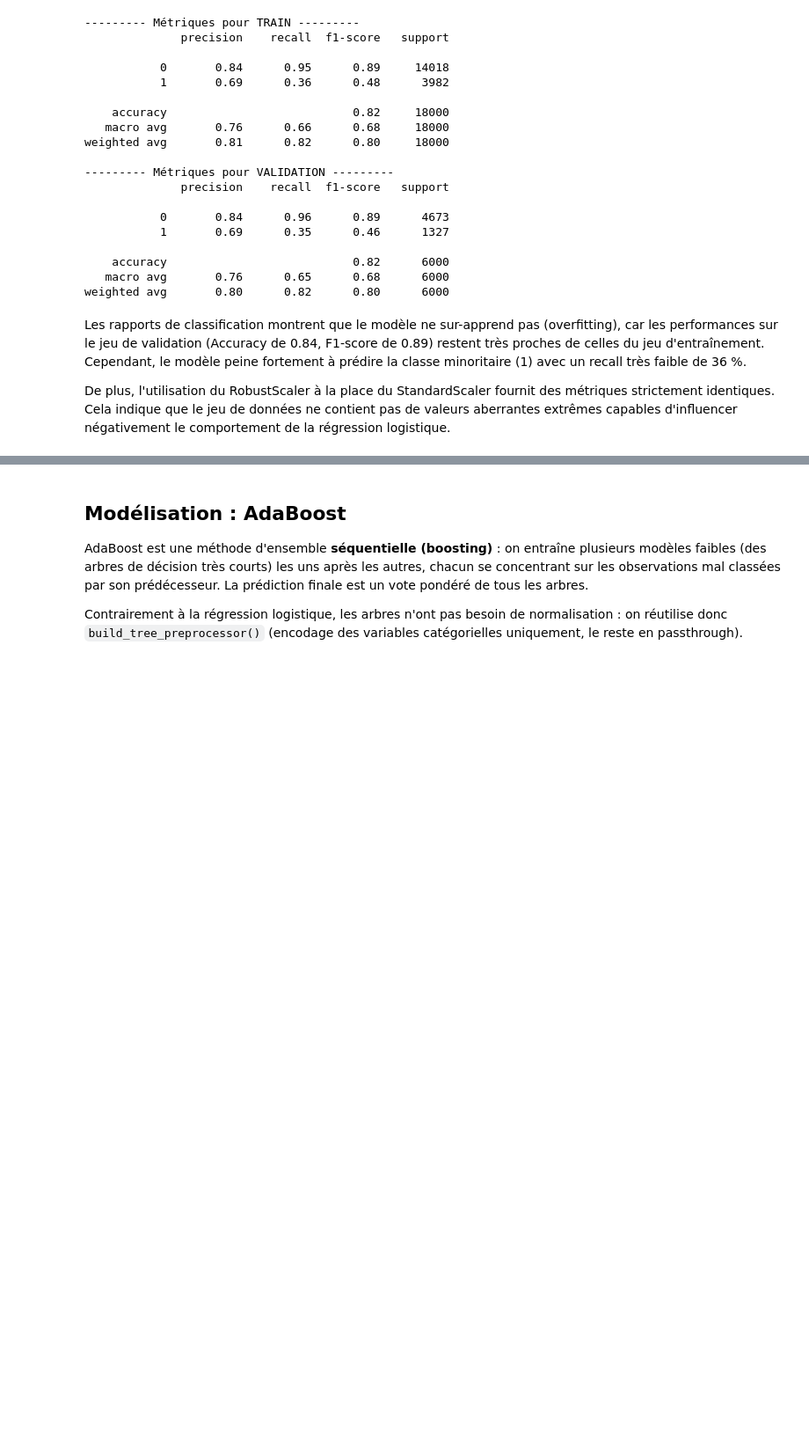
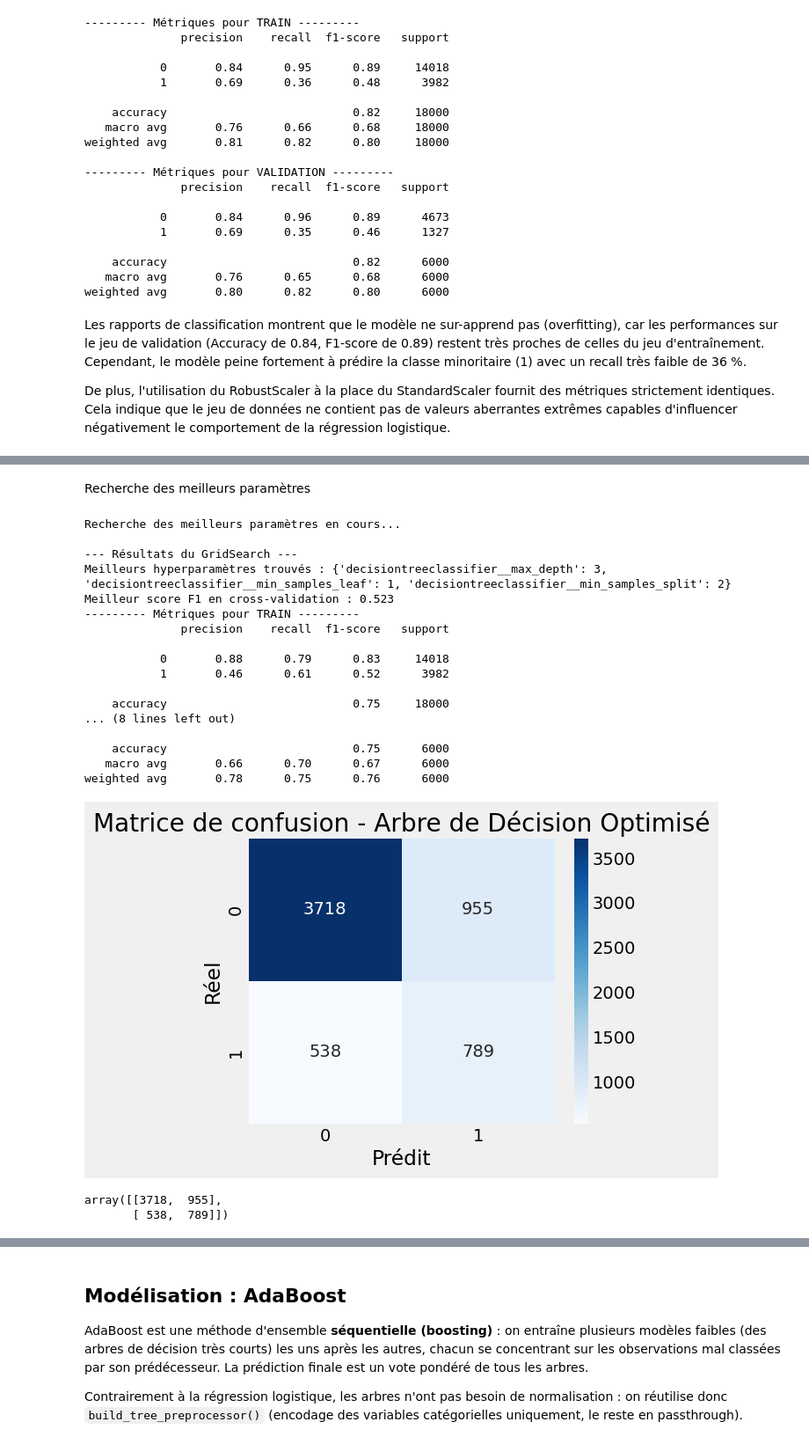
Before and after one commit to NdeyeAminataAida/Projet-AI28, a Jupyter notebook: notebook/project_credit_default.ipynb, the cells around one changed output, grey strips where cells are left out. Shown at 88% size. Drawn from its saved outputs; the diff is of its cells as text; code cells hidden in the pictures; blank space fills up the shorter version.

```diff
--- a/notebook/project_credit_default.ipynb
+++ b/notebook/project_credit_default.ipynb
@@ -462,0 +508,61 @@ De plus, l'utilisation du RobustScaler à la place du StandardScaler fournit des
+# %% [markdown]
+Recherche des meilleurs paramètres
+# %%
+# On reconstruit une pipeline d'arbre équilibré de base
+pipeline_tree = md.build_decision_tree_model(class_weight='balanced')
+
+# On définit la grille des paramètres à tester
+# Note : on utilise 'decisiontreeclassifier__' devant les paramètres
+# car le modèle est enveloppé dans une pipeline
+param_grid = {
+    'decisiontreeclassifier__max_depth': [3, 5, 7, 10, None],
+    'decisiontreeclassifier__min_samples_split': [2, 5, 10, 20],
+    'decisiontreeclassifier__min_samples_leaf': [1, 2, 5, 10]
+}
+
+# Configuration du GridSearch (on optimise sur le F1-score au vu du déséquilibre)
+grid_search = GridSearchCV(
+    estimator=pipeline_tree,
+    param_grid=param_grid,
+    scoring='f1',
+    cv=5,
+    n_jobs=-1
+)
+
+# Entraînement sur l'ensemble Train
+print("Recherche des meilleurs paramètres en cours...")
+grid_search.fit(X_train, y_train)
+
+# Affichage des résultats
+print("\n--- Résultats du GridSearch ---")
+print("Meilleurs hyperparamètres trouvés :", grid_search.best_params_)
+print(f"Meilleur score F1 en cross-validation : {grid_search.best_score_:.3f}")
+
+# Évaluation du meilleur modèle trouvé sur le jeu de validation
+best_pipeline_tree = grid_search.best_estimator_
+best_pipeline_tree = ev.train_and_evaluate(best_pipeline_tree, X_train, y_train, X_val, y_val)
+
+# Affichage de sa matrice de confusion
+y_pred_val =best_pipeline_tree.predict(X_val)
+ev.plot_confusion_matrix(y_val, y_pred_val, title="Matrice de confusion - Arbre de Décision Optimisé")
+# %% [output]
+Recherche des meilleurs paramètres en cours...
+
+--- Résultats du GridSearch ---
+Meilleurs hyperparamètres trouvés : {'decisiontreeclassifier__max_depth': 3, 'decisiontreeclassifier__min_samples_leaf': 1, 'decisiontreeclassifier__min_samples_split': 2}
+Meilleur score F1 en cross-validation : 0.523
+--------- Métriques pour TRAIN ---------
+              precision    recall  f1-score   support
+
+           0       0.88      0.79      0.83     14018
+           1       0.46      0.61      0.52      3982
+
+    accuracy                           0.75     18000
+... (8 lines left out)
+
+    accuracy                           0.75      6000
+   macro avg       0.66      0.70      0.67      6000
+weighted avg       0.78      0.75      0.76      6000
+[figure, added]
+array([[3718,  955],
+       [ 538,  789]])
```
Also changed, not shown: parts of 22 cells of this notebook, 2 other files.
